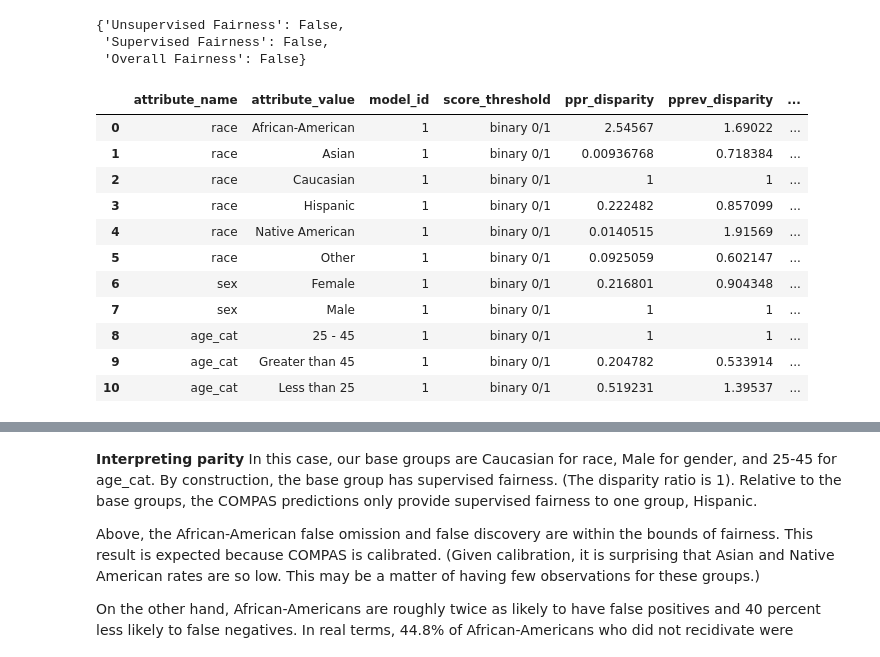
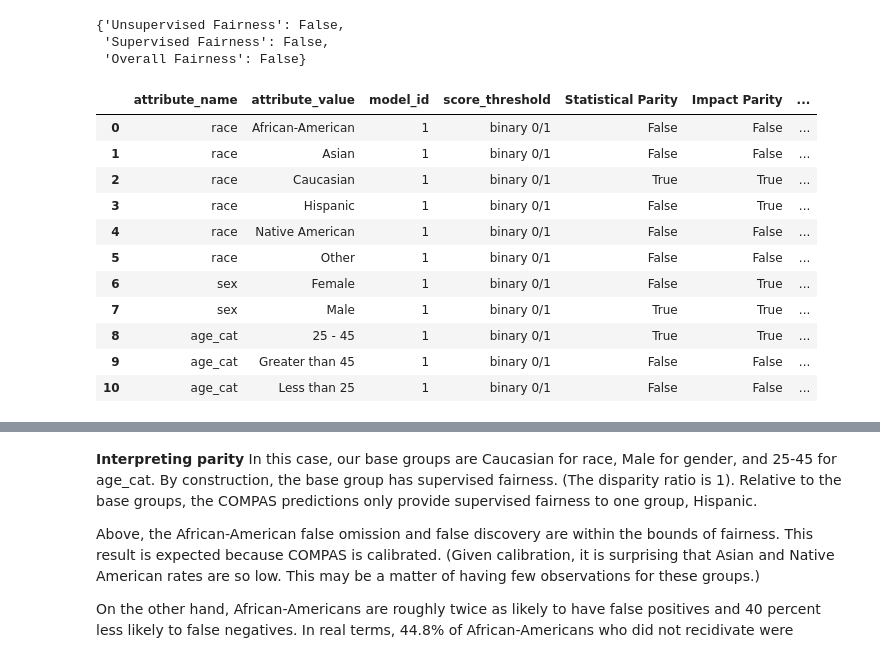
Before and after one commit to dssg/aequitas, a Jupyter notebook: docs/source/examples/compas_demo.ipynb, the cells around one changed output, grey strips where cells are left out. Drawn from its saved outputs; the diff is of its cells as text; code cells hidden in the pictures.

```diff
--- a/docs/source/examples/compas_demo.ipynb
+++ b/docs/source/examples/compas_demo.ipynb
@@ -523,22 +562,22 @@ def view_bias(df, base=None, disparities=False, parities=False, fairness=False,
     if highlight_fairness:
         return df[base].style.applymap(true_false_highlight)
     else:
-        return df[base]
+        return df.loc[:,base]
 # %%
-view_bias(fdf, disparities=True, parities=True, fairness=False, highlight_fairness=True)
+view_bias(fdf, disparities=False, parities=True, fairness=False, highlight_fairness=True)
 # %% [output]
-|  | attribute_name | attribute_value | model_id | score_threshold | ppr_disparity | pprev_disparity | ... |
-| 0 | race | African-American | 1 | binary 0/1 | 2.54567 | 1.69022 | ... |
-| 1 | race | Asian | 1 | binary 0/1 | 0.00936768 | 0.718384 | ... |
-| 2 | race | Caucasian | 1 | binary 0/1 | 1 | 1 | ... |
-| 3 | race | Hispanic | 1 | binary 0/1 | 0.222482 | 0.857099 | ... |
-| 4 | race | Native American | 1 | binary 0/1 | 0.0140515 | 1.91569 | ... |
-| 5 | race | Other | 1 | binary 0/1 | 0.0925059 | 0.602147 | ... |
-| 6 | sex | Female | 1 | binary 0/1 | 0.216801 | 0.904348 | ... |
-| 7 | sex | Male | 1 | binary 0/1 | 1 | 1 | ... |
-| 8 | age_cat | 25 - 45 | 1 | binary 0/1 | 1 | 1 | ... |
-| 9 | age_cat | Greater than 45 | 1 | binary 0/1 | 0.204782 | 0.533914 | ... |
-| 10 | age_cat | Less than 25 | 1 | binary 0/1 | 0.519231 | 1.39537 | ... |
+|  | attribute_name | attribute_value | model_id | score_threshold | Statistical Parity | Impact Parity | ... |
+| 0 | race | African-American | 1 | binary 0/1 | False | False | ... |
+| 1 | race | Asian | 1 | binary 0/1 | False | False | ... |
+| 2 | race | Caucasian | 1 | binary 0/1 | True | True | ... |
+| 3 | race | Hispanic | 1 | binary 0/1 | False | True | ... |
+| 4 | race | Native American | 1 | binary 0/1 | False | False | ... |
+| 5 | race | Other | 1 | binary 0/1 | False | False | ... |
+| 6 | sex | Female | 1 | binary 0/1 | False | True | ... |
+| 7 | sex | Male | 1 | binary 0/1 | True | True | ... |
+| 8 | age_cat | 25 - 45 | 1 | binary 0/1 | True | True | ... |
+| 9 | age_cat | Greater than 45 | 1 | binary 0/1 | False | False | ... |
+| 10 | age_cat | Less than 25 | 1 | binary 0/1 | False | False | ... |
 # %%
 import matplotlib as mpl
 
```
Also changed, not shown: parts of 25 cells of this notebook.
